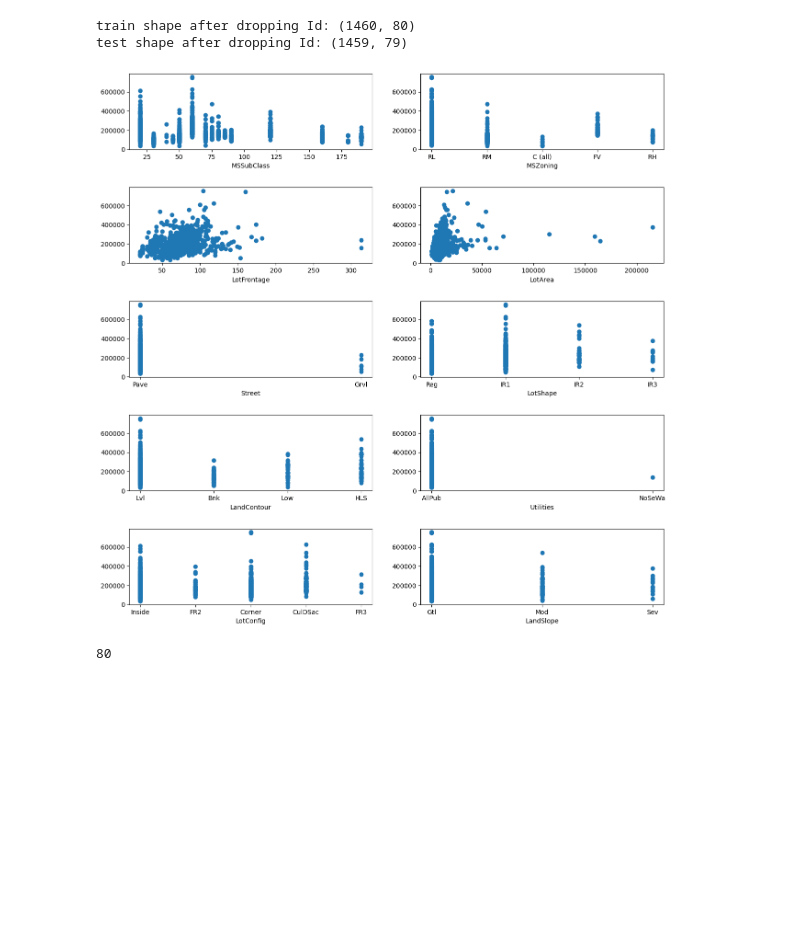
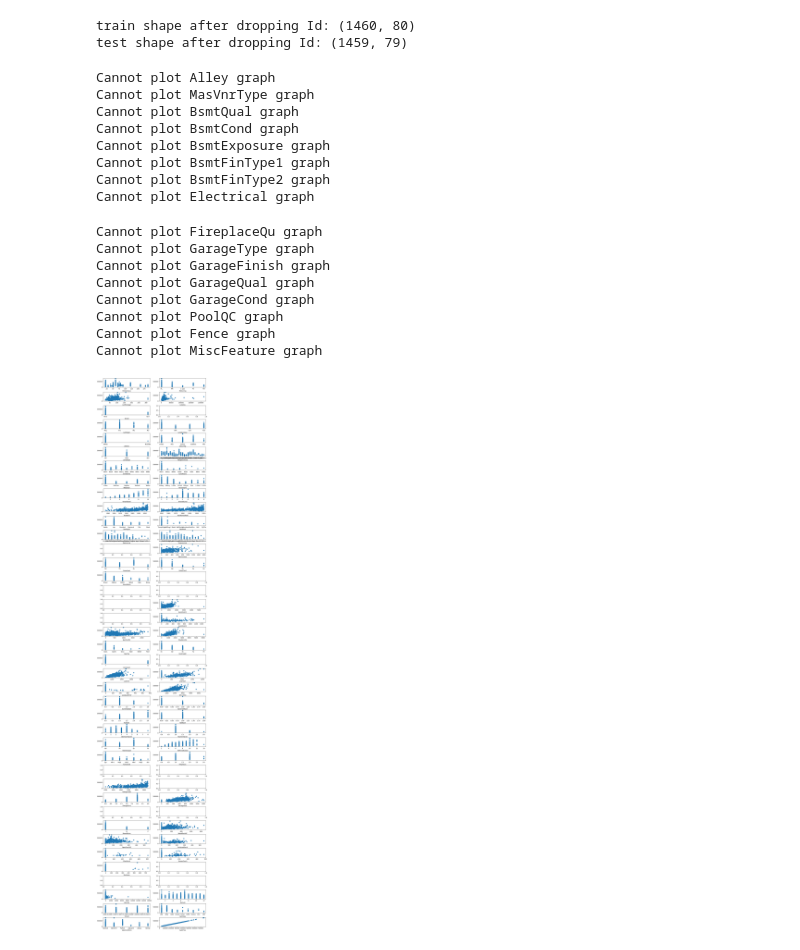
Before and after one commit to hslee0824/banking_data, a Jupyter notebook: main.ipynb, the cells around one changed output. Drawn from its saved outputs; the diff is of its cells as text; code cells hidden in the pictures; blank space fills up the shorter version.

Commit message:
plot all scatter graphs of train datasets except those cannot plot

```diff
--- a/main.ipynb
+++ b/main.ipynb
@@ -128,24 +129,38 @@ print("test shape after dropping Id: {}".format(test.shape))
 train shape after dropping Id: (1460, 80)
 test shape after dropping Id: (1459, 79)
 # %%
-fig, ax = plt.subplots(5,2, figsize=(15, 15))
+fig, ax = plt.subplots(5,2, figsize=(13, 70))
 i = 1
 for col in train.columns:
-    if col == 'Alley':
-        continue
-    if i == 11:
+    # cannot plot graph for Alley col
+    if i == 81:
         break
-    plt.subplot(5,2,i)
-    plt.scatter(x=train[col], y=train['SalePrice'])
-    plt.xlabel(col)
-    i = i+1
+    try:
+        plt.subplot(40,2,i)
+        plt.scatter(x=train[col], y=train['SalePrice'])
+        plt.xlabel(col)
+        i = i+1
+    except:
+        print("Cannot plot {} graph".format(col))
+        i = i+1
 
 plt.subplots_adjust(hspace=0.5)
 plt.show()
 # %% [output]
+Cannot plot Alley graph
+Cannot plot MasVnrType graph
+Cannot plot BsmtQual graph
+Cannot plot BsmtCond graph
+Cannot plot BsmtExposure graph
+Cannot plot BsmtFinType1 graph
+Cannot plot BsmtFinType2 graph
+Cannot plot Electrical graph
+Cannot plot FireplaceQu graph
+Cannot plot GarageType graph
+Cannot plot GarageFinish graph
+Cannot plot GarageQual graph
+Cannot plot GarageCond graph
+Cannot plot PoolQC graph
+Cannot plot Fence graph
+Cannot plot MiscFeature graph
-[figure, old version]
+[figure, new version]
-# %%
-num_of_cols = len(train.columns)
-print(num_of_cols)
-# %% [output]
-80
```
Also changed, not shown: parts of 2 cells of this notebook.
